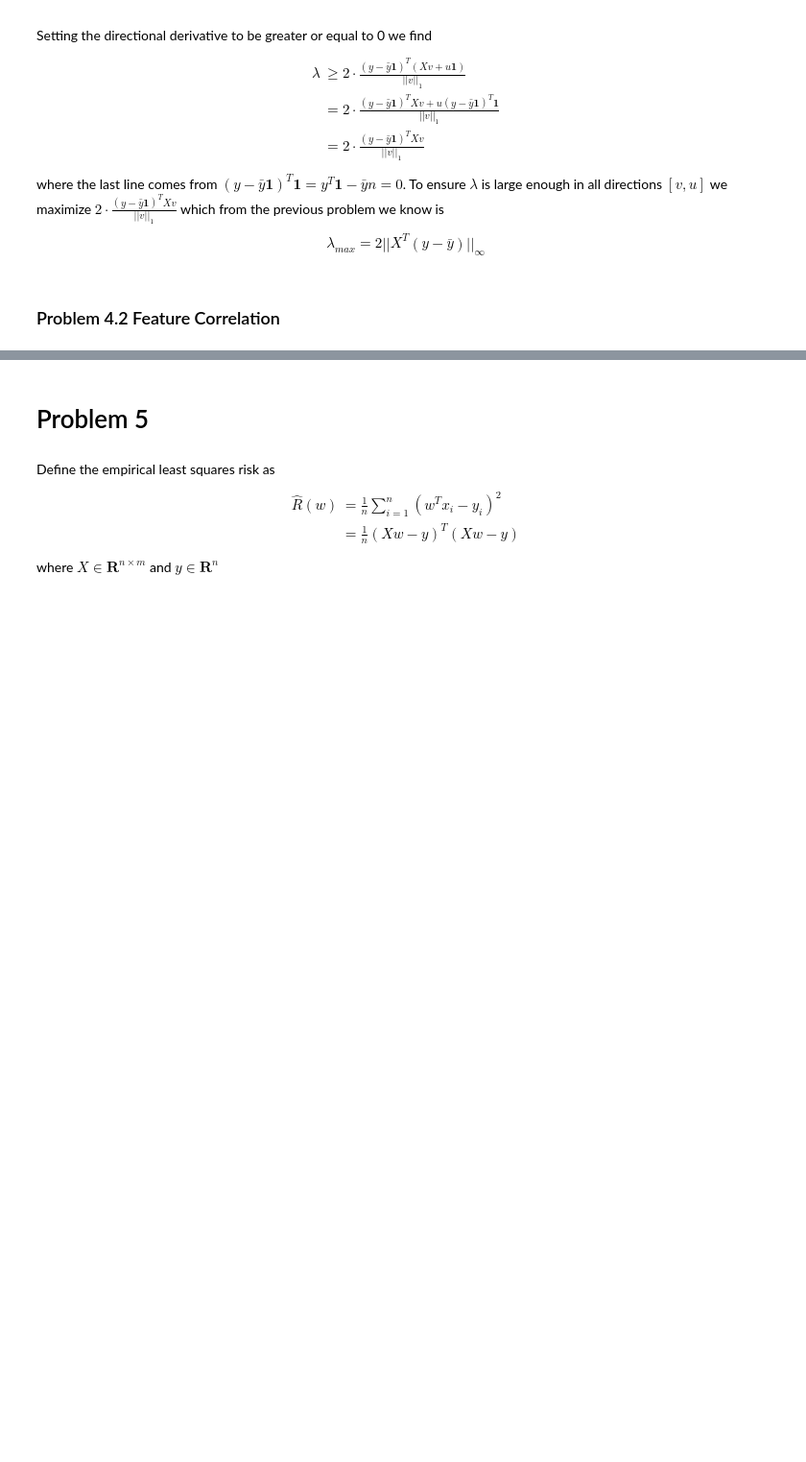
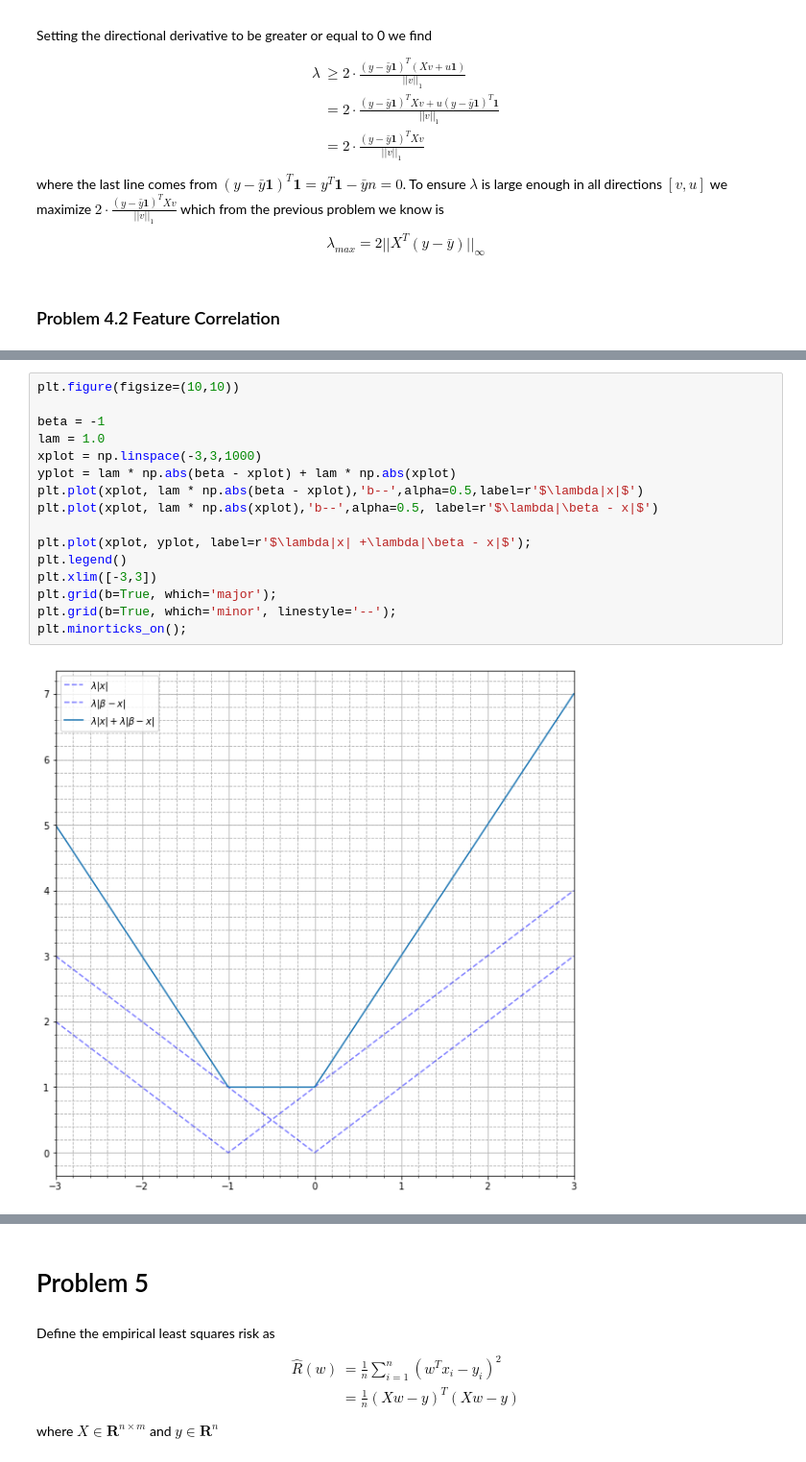
Before and after one commit to chaaland/bloomberg-ml-course, a Jupyter notebook: HW2/writeup/HW2.ipynb, the cells around one changed output, grey strips where cells are left out. Shown: that part at 96% size. Cells and saved outputs as stored; diff of their text form; blank space fills up the shorter version.

```diff
--- a/HW2/writeup/HW2.ipynb
+++ b/HW2/writeup/HW2.ipynb
@@ -203,0 +361,18 @@ $$\lambda_{max} = 2||X^T(y-\bar{y})||_\infty$$
+# %%
+plt.figure(figsize=(10,10))
+
+beta = -1
+lam = 1.0
+xplot = np.linspace(-3,3,1000)
+yplot = lam * np.abs(beta - xplot) + lam * np.abs(xplot)
+plt.plot(xplot, lam * np.abs(beta - xplot),'b--',alpha=0.5,label=r'$\lambda|x|$')
+plt.plot(xplot, lam * np.abs(xplot),'b--',alpha=0.5, label=r'$\lambda|\beta - x|$')
+
+plt.plot(xplot, yplot, label=r'$\lambda|x| +\lambda|\beta - x|$');
+plt.legend()
+plt.xlim([-3,3])
+plt.grid(b=True, which='major');
+plt.grid(b=True, which='minor', linestyle='--');
+plt.minorticks_on();
+# %% [output]
+[figure, added]
```
Also changed, not shown: parts of 26 cells of this notebook.
